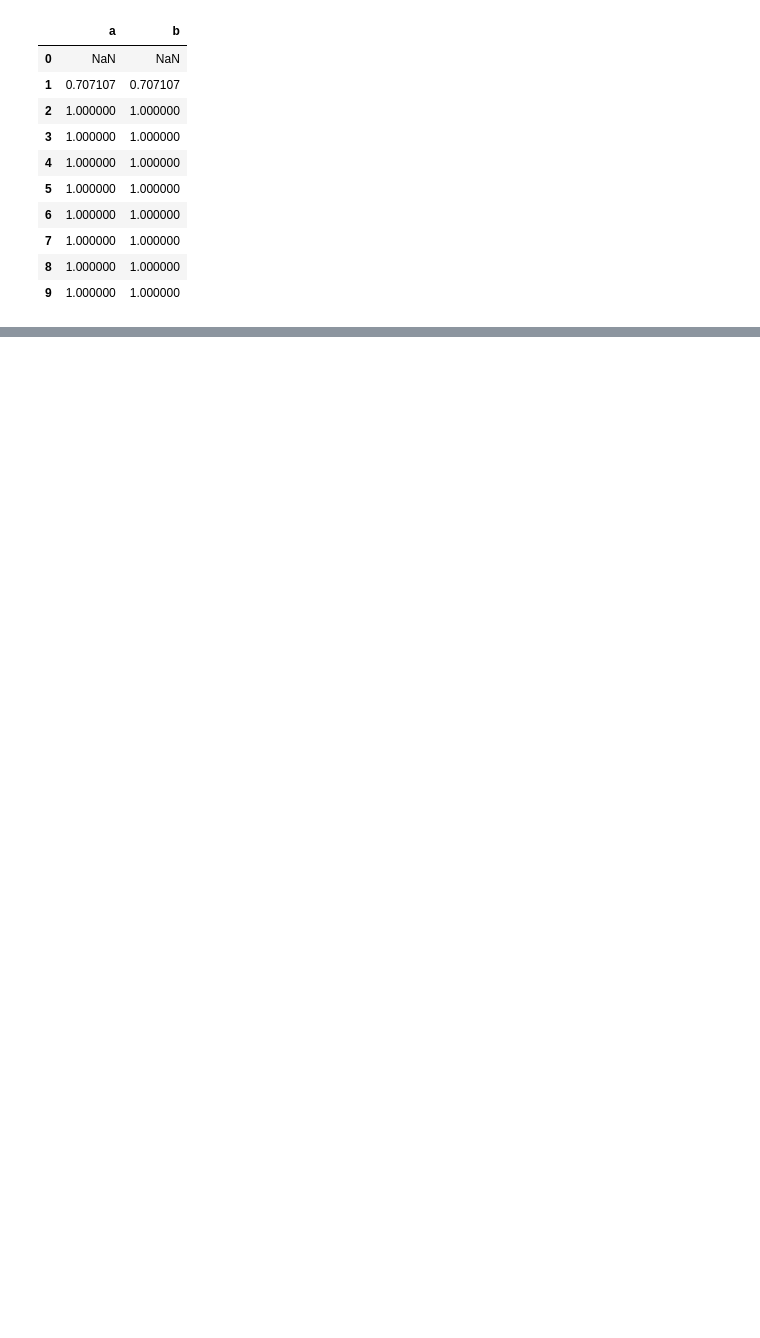
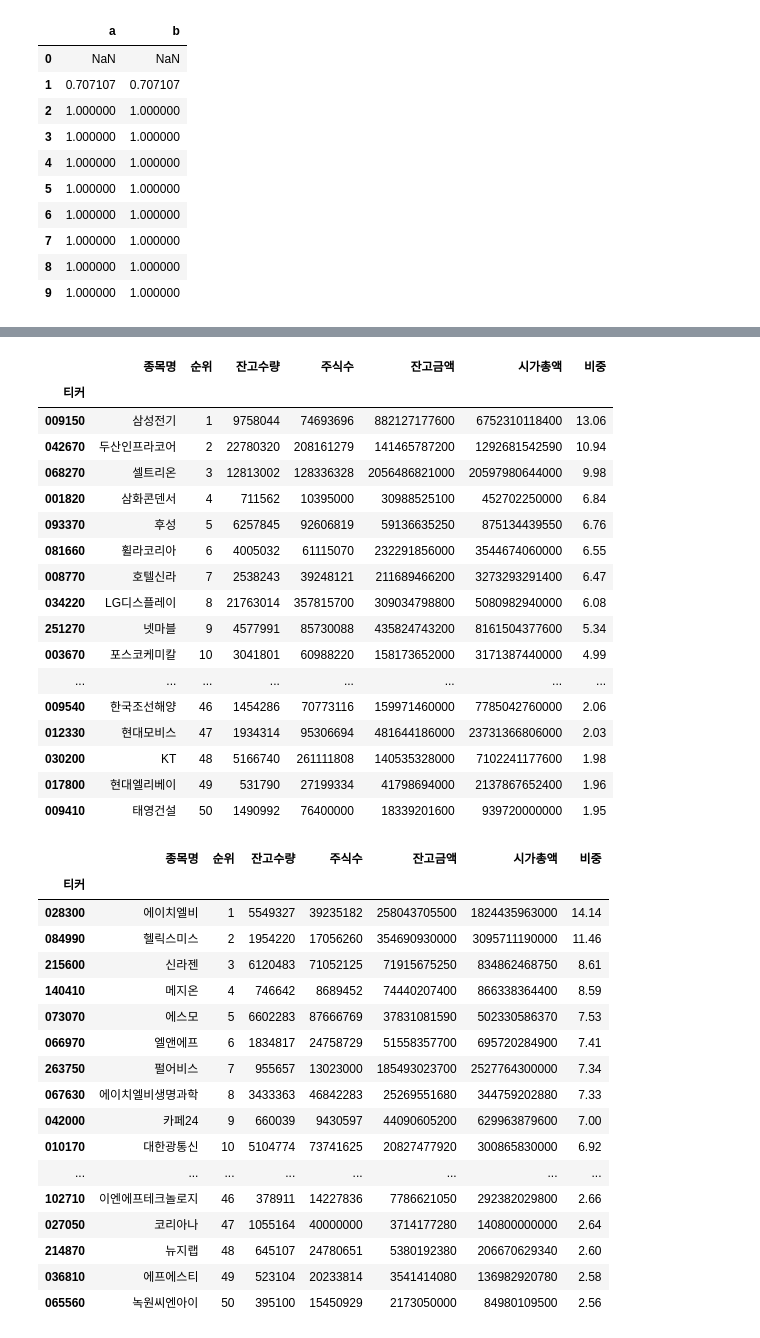
Before and after one commit to linux386/first_module, a Jupyter notebook: Untitled.ipynb, the cells around one changed output, grey strips where cells are left out. Cells and saved outputs as stored; diff of their text form; code cells hidden in the pictures; blank space fills up the shorter version.

```diff
--- a/Untitled.ipynb
+++ b/Untitled.ipynb
@@ -975,0 +1017,42 @@ df.to_sql(name='market', con=engine, if_exists='append', index = False)
+# %%
+df_kospi = stock.get_shorting_balance_top50("20190903", "KOSPI")
+df_kosdaq = stock.get_shorting_balance_top50("20190903", "KOSDAQ")
+display(df_kospi)
+display(df_kosdaq)
+# %% [output]
+|  | 종목명 | 순위 | 잔고수량 | 주식수 | 잔고금액 | 시가총액 | 비중 |
+| 티커 |  |  |  |  |  |  |  |
+| 009150 | 삼성전기 | 1 | 9758044 | 74693696 | 882127177600 | 6752310118400 | 13.06 |
+| 042670 | 두산인프라코어 | 2 | 22780320 | 208161279 | 141465787200 | 1292681542590 | 10.94 |
+| 068270 | 셀트리온 | 3 | 12813002 | 128336328 | 2056486821000 | 20597980644000 | 9.98 |
+| 001820 | 삼화콘덴서 | 4 | 711562 | 10395000 | 30988525100 | 452702250000 | 6.84 |
+| 093370 | 후성 | 5 | 6257845 | 92606819 | 59136635250 | 875134439550 | 6.76 |
+| 081660 | 휠라코리아 | 6 | 4005032 | 61115070 | 232291856000 | 3544674060000 | 6.55 |
+| 008770 | 호텔신라 | 7 | 2538243 | 39248121 | 211689466200 | 3273293291400 | 6.47 |
+| 034220 | LG디스플레이 | 8 | 21763014 | 357815700 | 309034798800 | 5080982940000 | 6.08 |
+| 251270 | 넷마블 | 9 | 4577991 | 85730088 | 435824743200 | 8161504377600 | 5.34 |
+| 003670 | 포스코케미칼 | 10 | 3041801 | 60988220 | 158173652000 | 3171387440000 | 4.99 |
+| ... | ... | ... | ... | ... | ... | ... | ... |
+| 009540 | 한국조선해양 | 46 | 1454286 | 70773116 | 159971460000 | 7785042760000 | 2.06 |
+| 012330 | 현대모비스 | 47 | 1934314 | 95306694 | 481644186000 | 23731366806000 | 2.03 |
+| 030200 | KT | 48 | 5166740 | 261111808 | 140535328000 | 7102241177600 | 1.98 |
+| 017800 | 현대엘리베이 | 49 | 531790 | 27199334 | 41798694000 | 2137867652400 | 1.96 |
+| 009410 | 태영건설 | 50 | 1490992 | 76400000 | 18339201600 | 939720000000 | 1.95 |
+|  | 종목명 | 순위 | 잔고수량 | 주식수 | 잔고금액 | 시가총액 | 비중 |
+| 티커 |  |  |  |  |  |  |  |
+| 028300 | 에이치엘비 | 1 | 5549327 | 39235182 | 258043705500 | 1824435963000 | 14.14 |
+| 084990 | 헬릭스미스 | 2 | 1954220 | 17056260 | 354690930000 | 3095711190000 | 11.46 |
+| 215600 | 신라젠 | 3 | 6120483 | 71052125 | 71915675250 | 834862468750 | 8.61 |
+| 140410 | 메지온 | 4 | 746642 | 8689452 | 74440207400 | 866338364400 | 8.59 |
+| 073070 | 에스모 | 5 | 6602283 | 87666769 | 37831081590 | 502330586370 | 7.53 |
+| 066970 | 엘앤에프 | 6 | 1834817 | 24758729 | 51558357700 | 695720284900 | 7.41 |
+| 263750 | 펄어비스 | 7 | 955657 | 13023000 | 185493023700 | 2527764300000 | 7.34 |
+| 067630 | 에이치엘비생명과학 | 8 | 3433363 | 46842283 | 25269551680 | 344759202880 | 7.33 |
+| 042000 | 카페24 | 9 | 660039 | 9430597 | 44090605200 | 629963879600 | 7.00 |
+| 010170 | 대한광통신 | 10 | 5104774 | 73741625 | 20827477920 | 300865830000 | 6.92 |
+| ... | ... | ... | ... | ... | ... | ... | ... |
+| 102710 | 이엔에프테크놀로지 | 46 | 378911 | 14227836 | 7786621050 | 292382029800 | 2.66 |
+| 027050 | 코리아나 | 47 | 1055164 | 40000000 | 3714177280 | 140800000000 | 2.64 |
+| 214870 | 뉴지랩 | 48 | 645107 | 24780651 | 5380192380 | 206670629340 | 2.60 |
+| 036810 | 에프에스티 | 49 | 523104 | 20233814 | 3541414080 | 136982920780 | 2.58 |
+| 065560 | 녹원씨엔아이 | 50 | 395100 | 15450929 | 2173050000 | 84980109500 | 2.56 |
```
Also changed, not shown: parts of 8 cells of this notebook, 9 other files.
